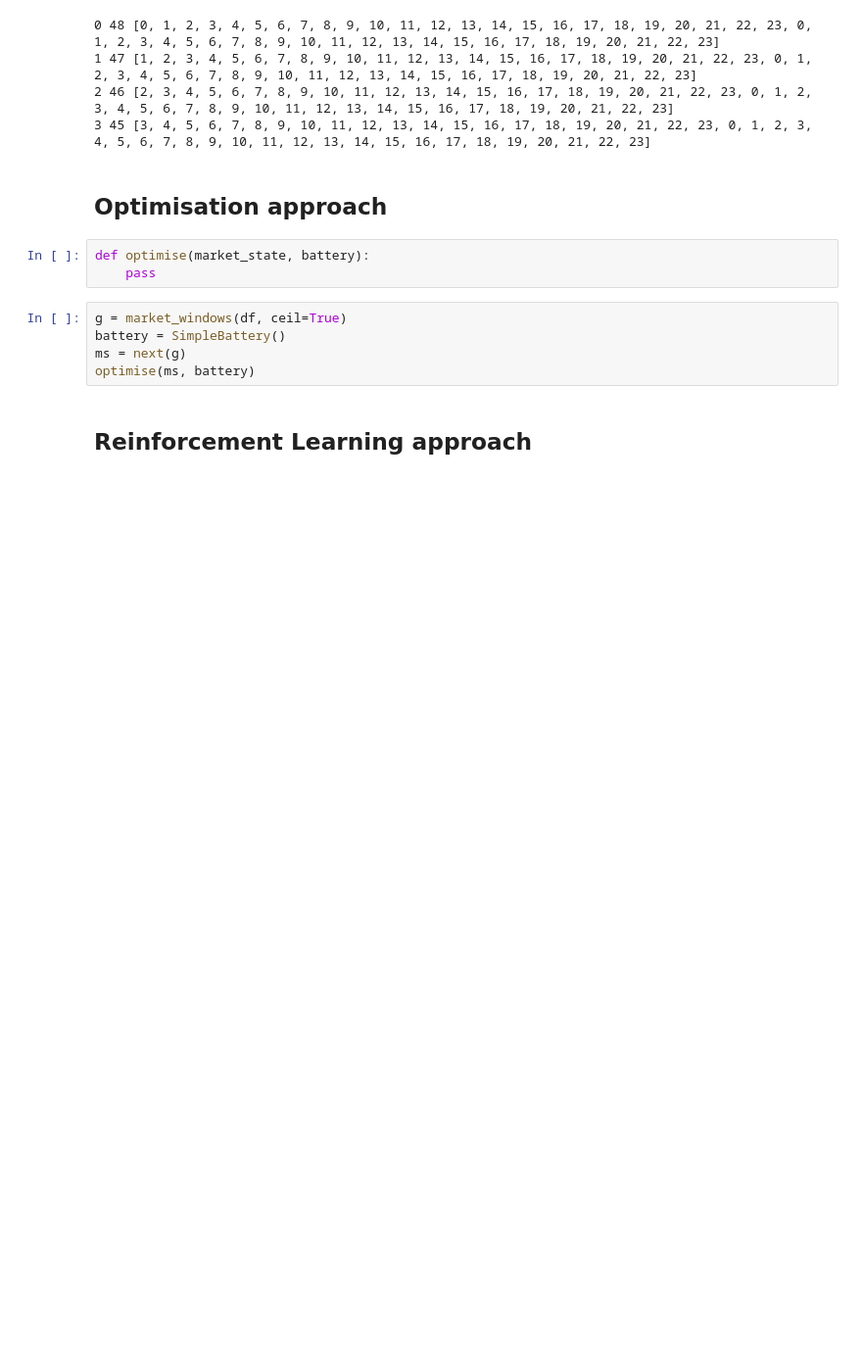
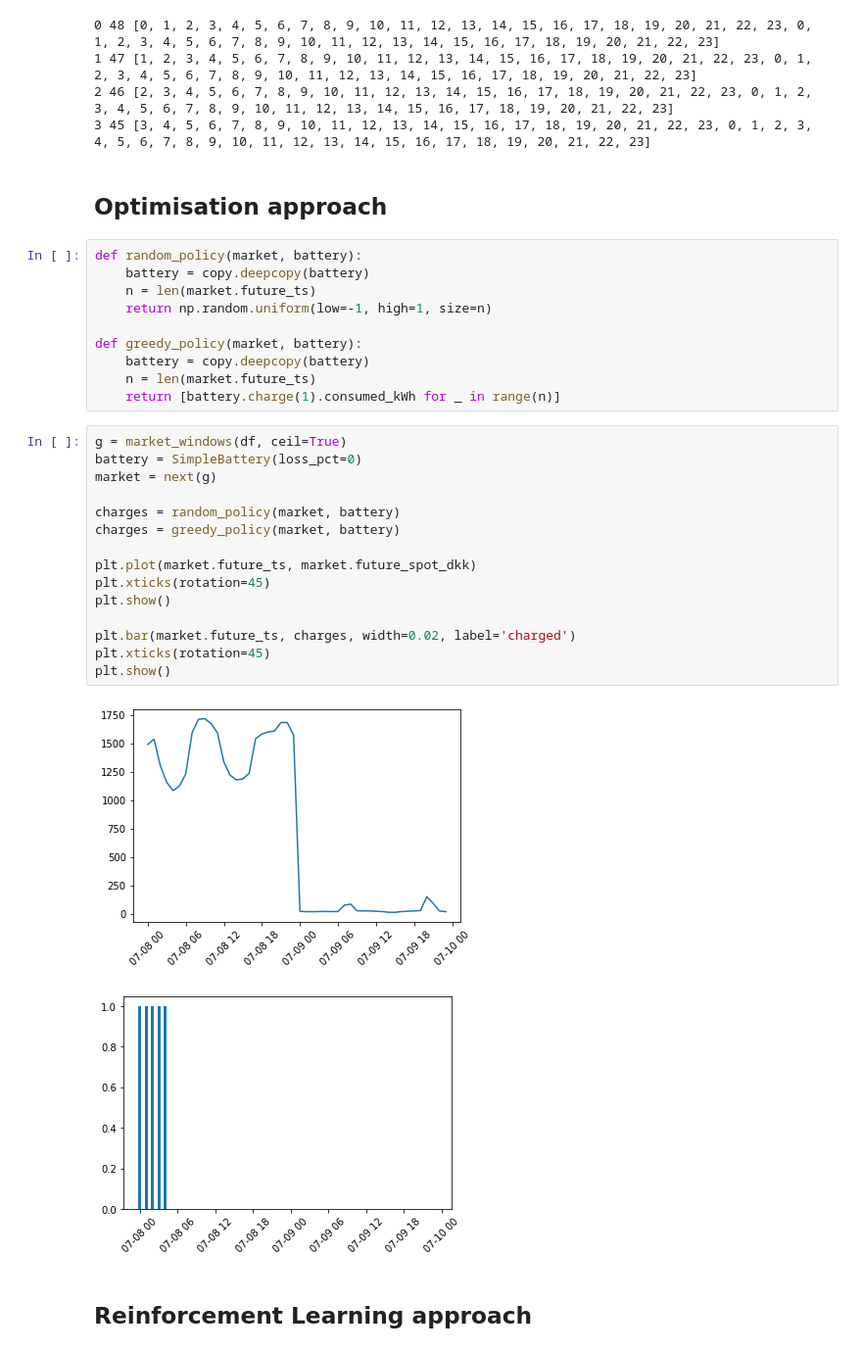
Before and after one commit to skipperkongen/elarb, a Jupyter notebook: notebooks/simulator.ipynb, the cells around one changed output. Shown at 98% size. Drawn from its saved outputs; the diff is of its cells as text; blank space fills up the shorter version.

```diff
--- a/notebooks/simulator.ipynb
+++ b/notebooks/simulator.ipynb
@@ -222,14 +208,34 @@ for i, s in enumerate(g):
 3 45 [3, 4, 5, 6, 7, 8, 9, 10, 11, 12, 13, 14, 15, 16, 17, 18, 19, 20, 21, 22, 23, 0, 1, 2, 3, 4, 5, 6, 7, 8, 9, 10, 11, 12, 13, 14, 15, 16, 17, 18, 19, 20, 21, 22, 23]
 # %% [markdown]
 ## Optimisation approach
-# %%
-def optimise(market_state, battery):
-    pass
-# %%
-g = market_windows(df, ceil=True)
-battery = SimpleBattery()
-ms = next(g)
-optimise(ms, battery)
+# %%
+def random_policy(market, battery):
+    battery = copy.deepcopy(battery)
+    n = len(market.future_ts)
+    return np.random.uniform(low=-1, high=1, size=n)
+
+def greedy_policy(market, battery):
+    battery = copy.deepcopy(battery)
+    n = len(market.future_ts)
+    return [battery.charge(1).consumed_kWh for _ in range(n)]
+# %%
+g = market_windows(df, ceil=True)
+battery = SimpleBattery(loss_pct=0)
+market = next(g)
+
+charges = random_policy(market, battery)
+charges = greedy_policy(market, battery)
+
+plt.plot(market.future_ts, market.future_spot_dkk)
+plt.xticks(rotation=45)
+plt.show()
+
+plt.bar(market.future_ts, charges, width=0.02, label='charged')
+plt.xticks(rotation=45)
+plt.show()
+# %% [output]
+[figure, added]
+[figure, added]
 # %% [markdown]
 ## Reinforcement Learning approach
 # %% [markdown]
```
Also changed, not shown: parts of 4 cells of this notebook.
